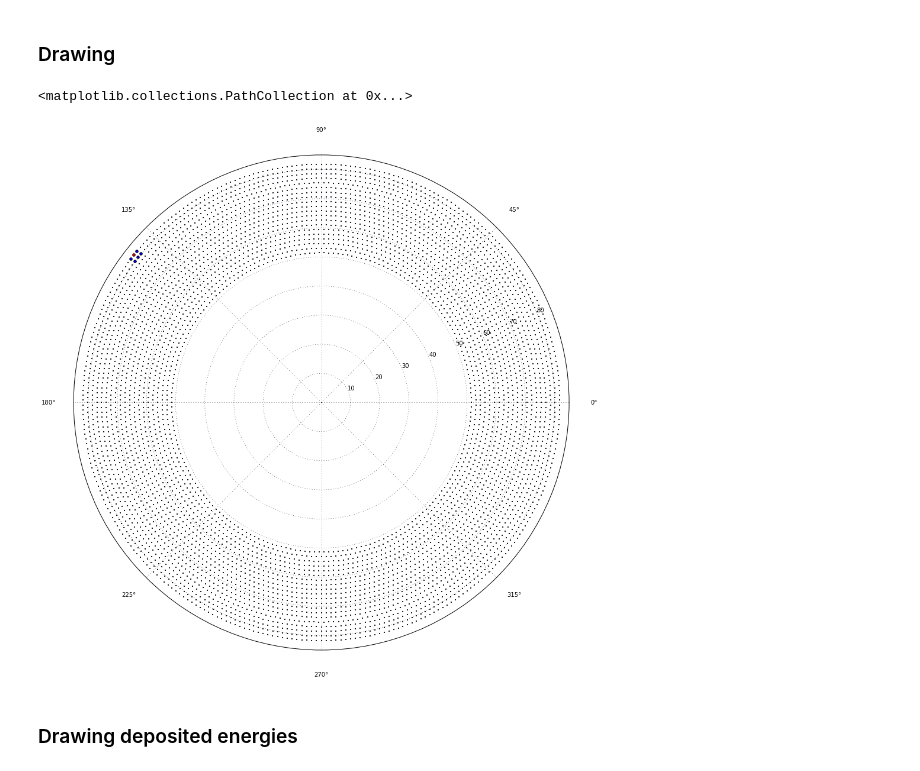
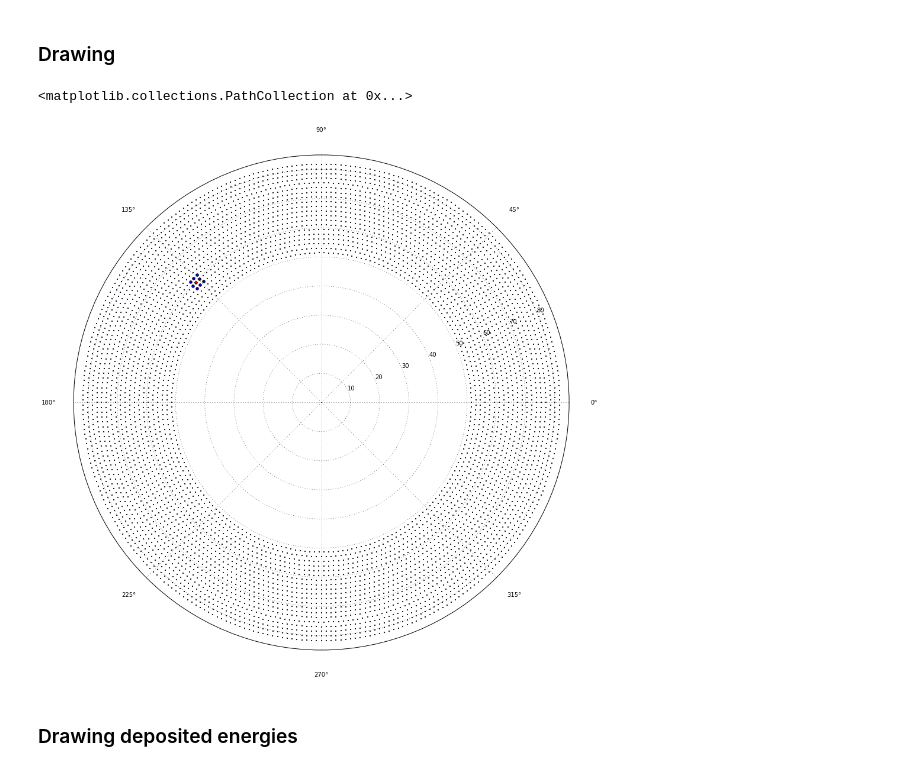
Before and after one commit to ewengillies/track-finding-yandex, a Jupyter notebook: notebooks/Drawing.ipynb, the cells around one changed output. Cells and saved outputs as stored; diff of their text form; code cells hidden in the pictures.

```diff
--- a/notebooks/Drawing.ipynb
+++ b/notebooks/Drawing.ipynb
@@ -50,14 +52,14 @@ def setup_plot_for_detector(size=(15, 15)):
 # %%
 from scipy.sparse import *
 setup_plot_for_detector()
 scatter(phis, rhos, marker='.', s=5)
 
-wire1 = 4800
+wire1 = 1110
 neigh1 = find(dataset.neighbours_table[wire1,:])[1]
 scatter(phis[neigh1],rhos[neigh1], marker='o', c='b')
 scatter(phis[wire1],rhos[wire1], marker='o', c='r')
 # %% [output]
 <matplotlib.collections.PathCollection at 0x...>
-[figure, old version]
+[figure, new version]
 # %% [markdown]
 ### Drawing deposited energies
```
Also changed, not shown: parts of 6 cells of this notebook, 5 other files.
